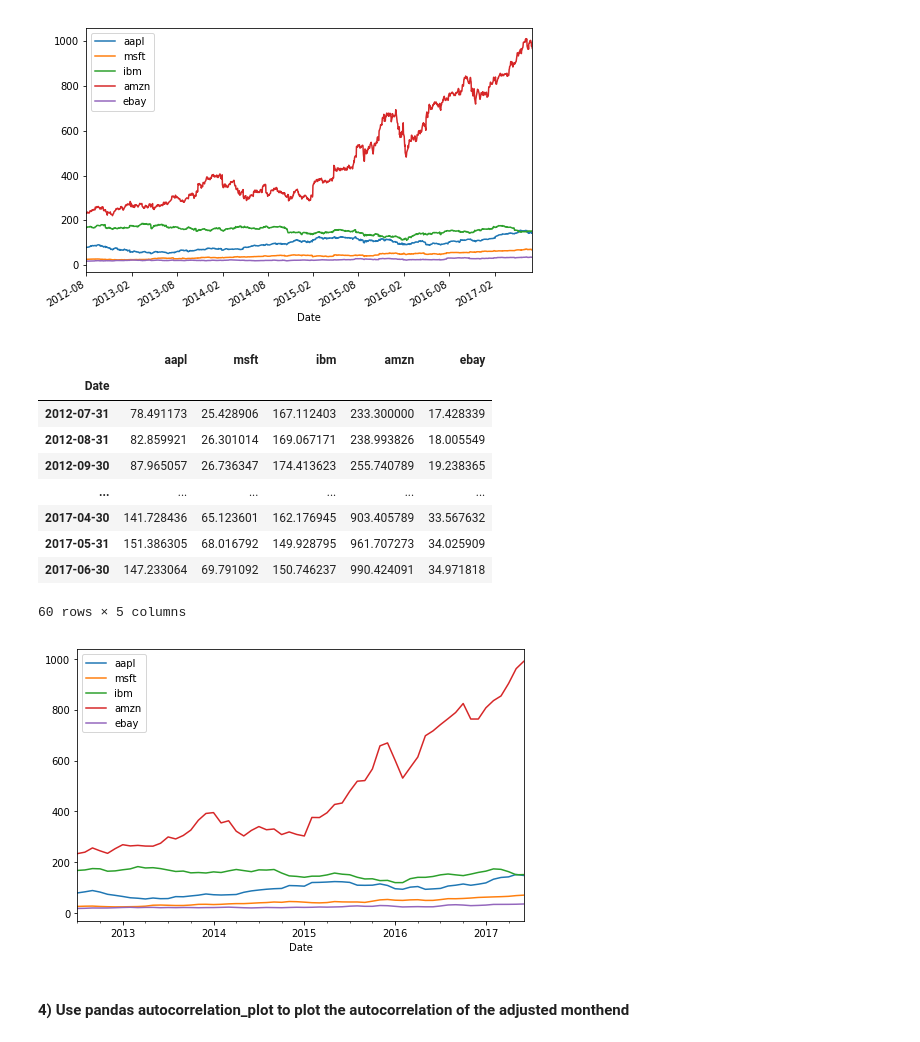
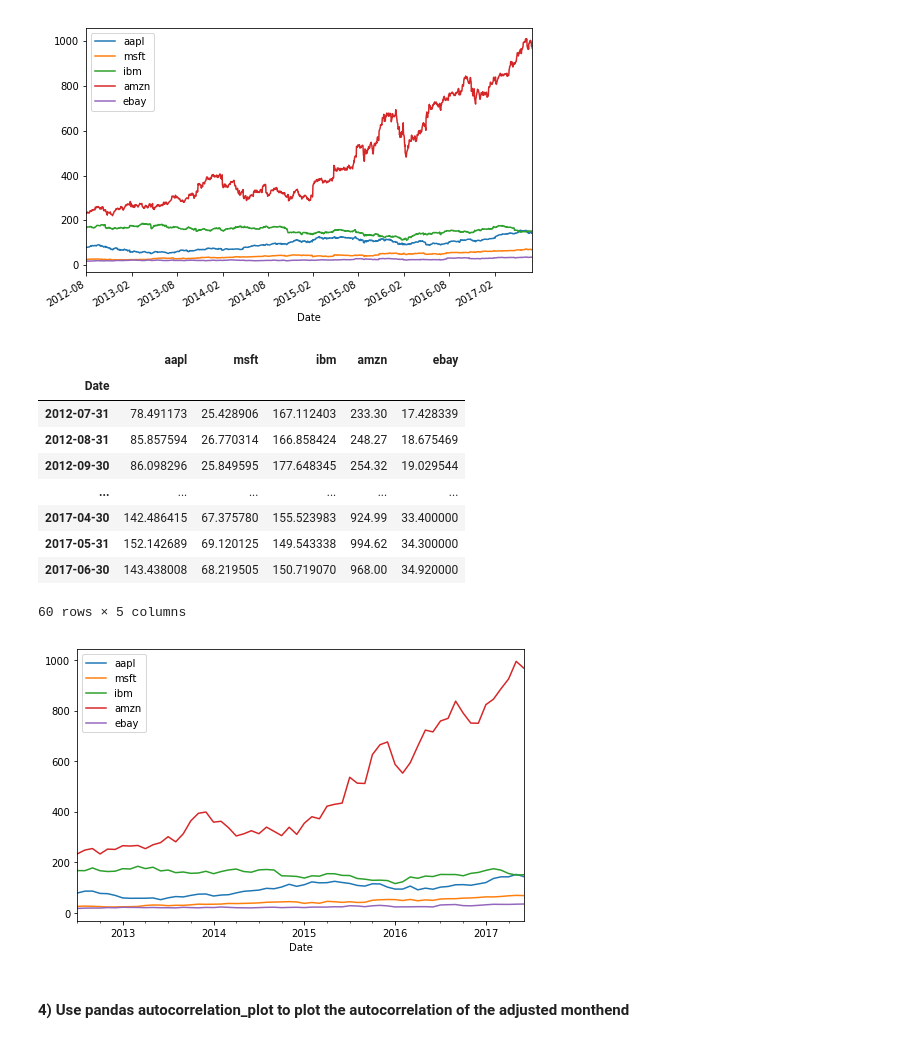
Before and after one commit to PatriciaLuo/3250-Assignments, a Jupyter notebook: A3 - Time Series/A3 - Stock TS.ipynb, the cells around one changed output. Saved outputs shown, nothing was run; the diff lists cells and outputs as text; code cells hidden in the pictures.

```diff
--- a/A3 - Time Series/A3 - Stock TS.ipynb
+++ b/A3 - Time Series/A3 - Stock TS.ipynb
@@ -70,24 +70,24 @@ df.plot(figsize=(8,5));
 [figure]
 # %%
 #downsample to month end.
-df = df.resample('M',convention='end').mean()
+df = df.resample('M',convention='end').last()
 df
 # %% [output]
 |  | aapl | msft | ibm | amzn | ebay |
 | Date |  |  |  |  |  |
-| 2012-07-31 | 78.491173 | 25.428906 | 167.112403 | 233.300000 | 17.428339 |
-| 2012-08-31 | 82.859921 | 26.301014 | 169.067171 | 238.993826 | 18.005549 |
-| 2012-09-30 | 87.965057 | 26.736347 | 174.413623 | 255.740789 | 19.238365 |
+| 2012-07-31 | 78.491173 | 25.428906 | 167.112403 | 233.30 | 17.428339 |
+| 2012-08-31 | 85.857594 | 26.770314 | 166.858424 | 248.27 | 18.675469 |
+| 2012-09-30 | 86.098296 | 25.849595 | 177.648345 | 254.32 | 19.029544 |
 | ... | ... | ... | ... | ... | ... |
-| 2017-04-30 | 141.728436 | 65.123601 | 162.176945 | 903.405789 | 33.567632 |
-| 2017-05-31 | 151.386305 | 68.016792 | 149.928795 | 961.707273 | 34.025909 |
-| 2017-06-30 | 147.233064 | 69.791092 | 150.746237 | 990.424091 | 34.971818 |
+| 2017-04-30 | 142.486415 | 67.375780 | 155.523983 | 924.99 | 33.400000 |
+| 2017-05-31 | 152.142689 | 69.120125 | 149.543338 | 994.62 | 34.300000 |
+| 2017-06-30 | 143.438008 | 68.219505 | 150.719070 | 968.00 | 34.920000 |
 60 rows × 5 columns
 # %%
 #check the monthly chart, which should be similar to the daily chart above
 df.plot(figsize=(8,5));
 # %% [output]
-[figure, old version]
+[figure, new version]
 # %% [markdown]
 #### 4) Use pandas autocorrelation_plot to plot the autocorrelation of the adjusted monthend
 # %%
```
Also changed, not shown: parts of 9 cells of this notebook.
